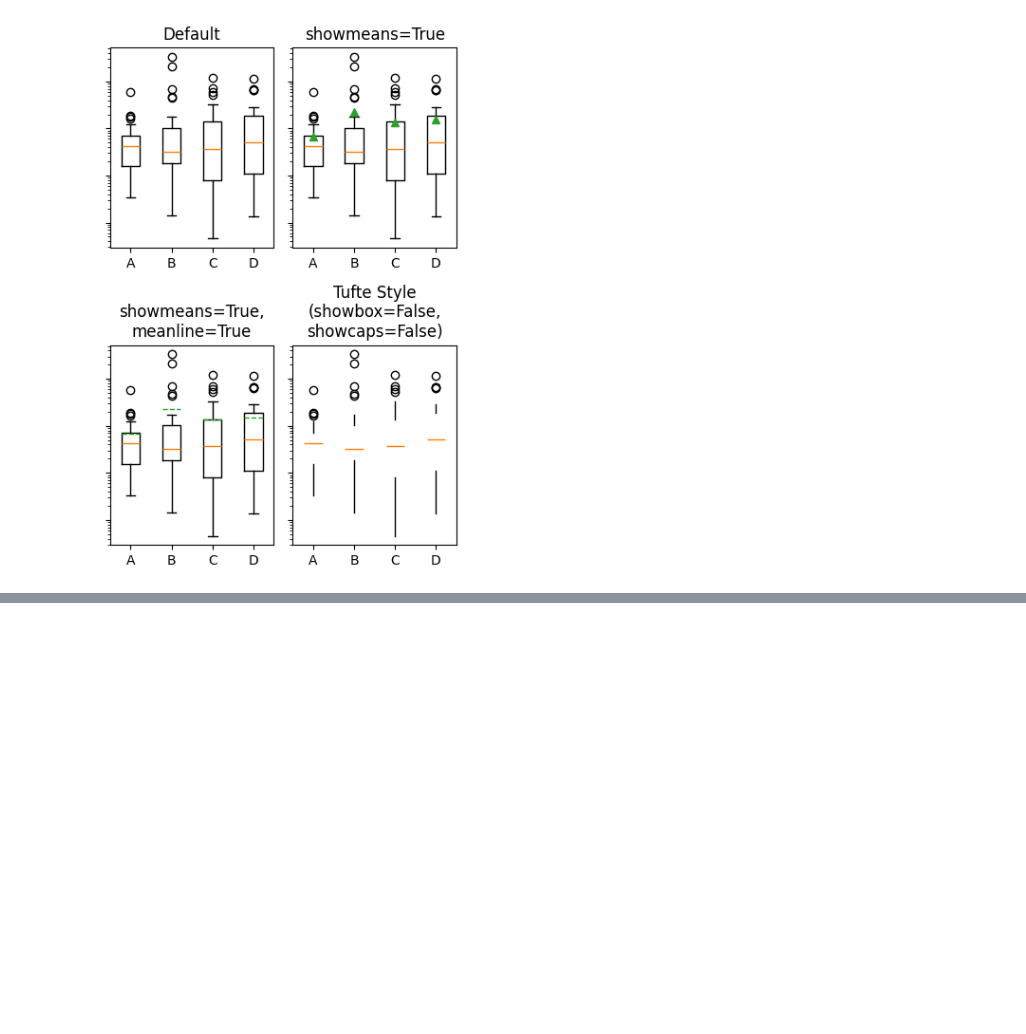
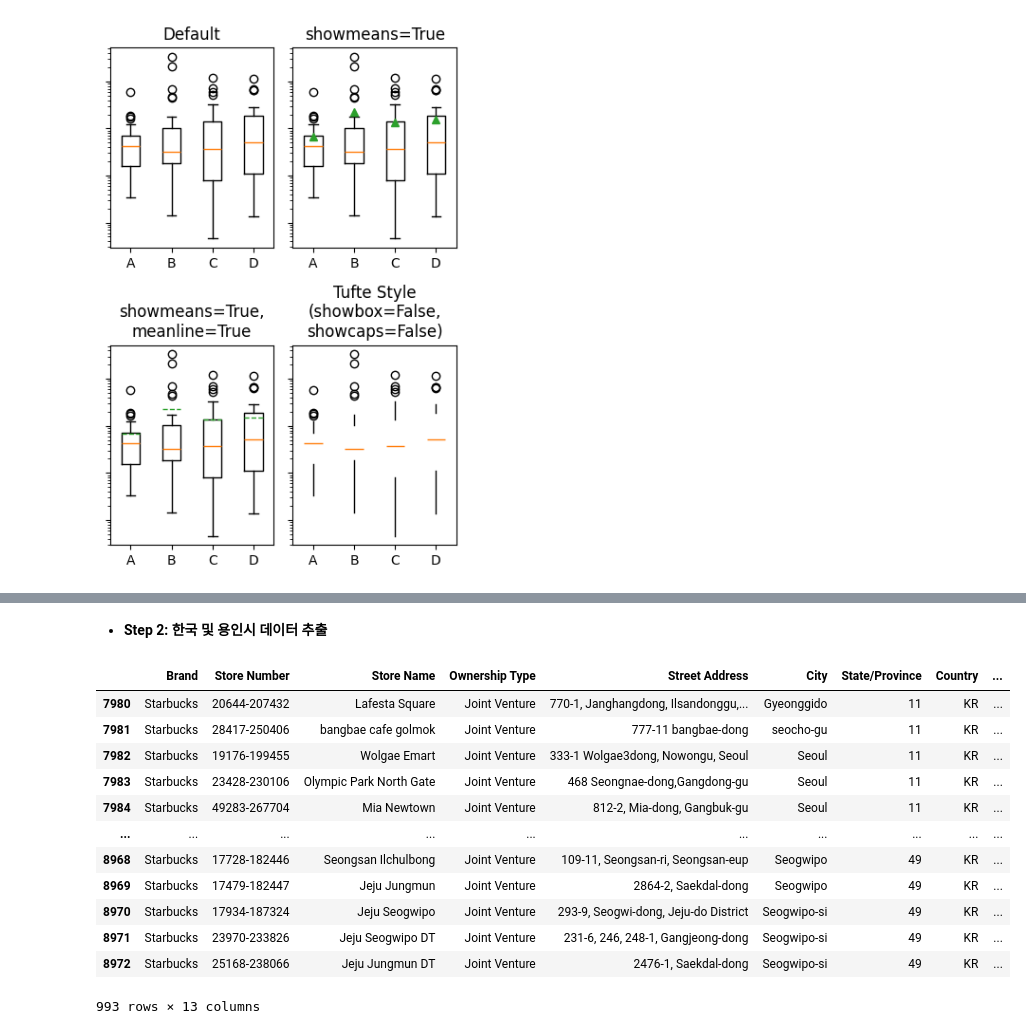
Before and after one commit to Yejineeeee/DS_26_1, a Jupyter notebook: 4주차/데사_특론_4주차_복습.ipynb, the cells around one changed output, grey strips where cells are left out. Drawn from its saved outputs; the diff is of its cells as text; code cells hidden in the pictures; blank space fills up the shorter version.

```diff
--- a/4주차/데사_특론_4주차_복습.ipynb
+++ b/4주차/데사_특론_4주차_복습.ipynb
@@ -633,0 +695,20 @@ plt.show()
+# %% [markdown]
+* **Step 2: 한국 및 용인시 데이터 추출**
+# %%
+# 한국 국가 코드 'KR' 필터링
+korea_df = df[df['Country'] == 'KR'].copy()
+korea_df
+# %% [output]
+|  | Brand | Store Number | Store Name | Ownership Type | Street Address | City | State/Province | Country | ... |
+| 7980 | Starbucks | 20644-207432 | Lafesta Square | Joint Venture | 770-1, Janghangdong, Ilsandonggu,... | Gyeonggido | 11 | KR | ... |
+| 7981 | Starbucks | 28417-250406 | bangbae cafe golmok | Joint Venture | 777-11 bangbae-dong | seocho-gu | 11 | KR | ... |
+| 7982 | Starbucks | 19176-199455 | Wolgae Emart | Joint Venture | 333-1 Wolgae3dong, Nowongu, Seoul | Seoul | 11 | KR | ... |
+| 7983 | Starbucks | 23428-230106 | Olympic Park North Gate | Joint Venture | 468 Seongnae-dong,Gangdong-gu | Seoul | 11 | KR | ... |
+| 7984 | Starbucks | 49283-267704 | Mia Newtown | Joint Venture | 812-2, Mia-dong, Gangbuk-gu | Seoul | 11 | KR | ... |
+| ... | ... | ... | ... | ... | ... | ... | ... | ... | ... |
+| 8968 | Starbucks | 17728-182446 | Seongsan Ilchulbong | Joint Venture | 109-11, Seongsan-ri, Seongsan-eup | Seogwipo | 49 | KR | ... |
+| 8969 | Starbucks | 17479-182447 | Jeju Jungmun | Joint Venture | 2864-2, Saekdal-dong | Seogwipo | 49 | KR | ... |
+| 8970 | Starbucks | 17934-187324 | Jeju Seogwipo | Joint Venture | 293-9, Seogwi-dong, Jeju-do District | Seogwipo-si | 49 | KR | ... |
+| 8971 | Starbucks | 23970-233826 | Jeju Seogwipo DT | Joint Venture | 231-6, 246, 248-1, Gangjeong-dong | Seogwipo-si | 49 | KR | ... |
+| 8972 | Starbucks | 25168-238066 | Jeju Jungmun DT | Joint Venture | 2476-1, Saekdal-dong | Seogwipo-si | 49 | KR | ... |
+993 rows × 13 columns
```
Also changed, not shown: parts of 26 cells of this notebook.
